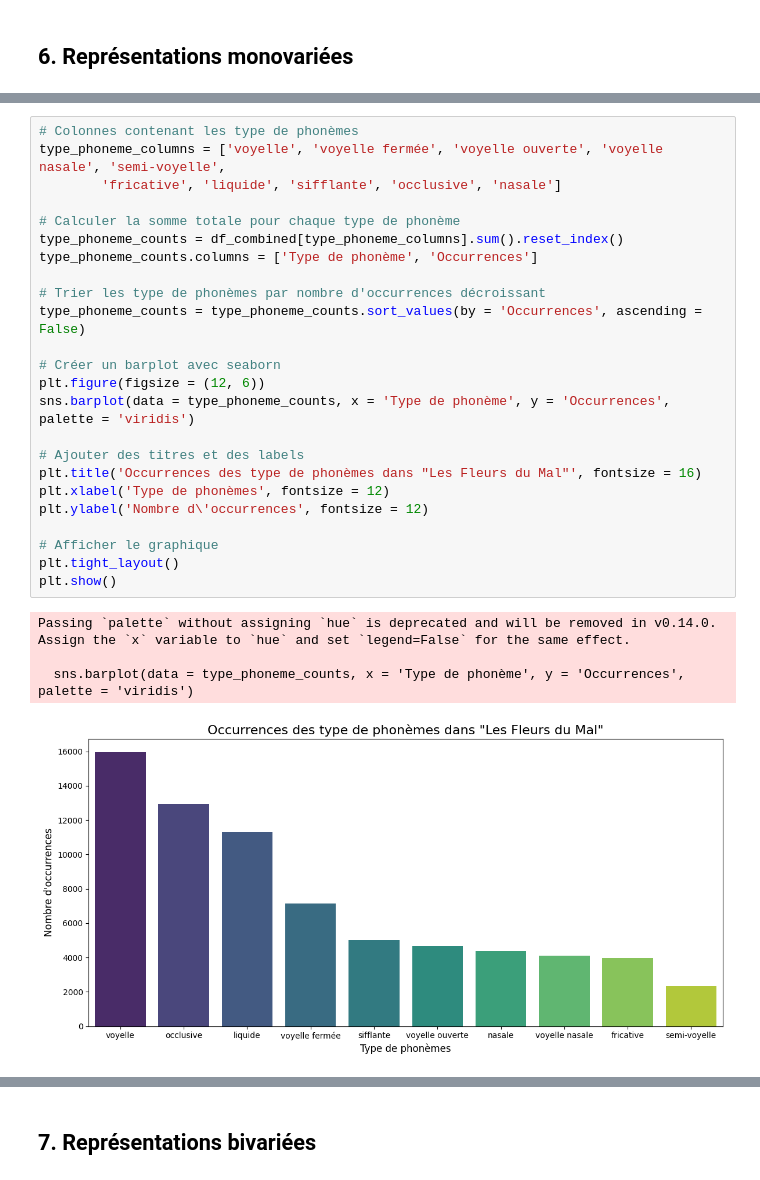
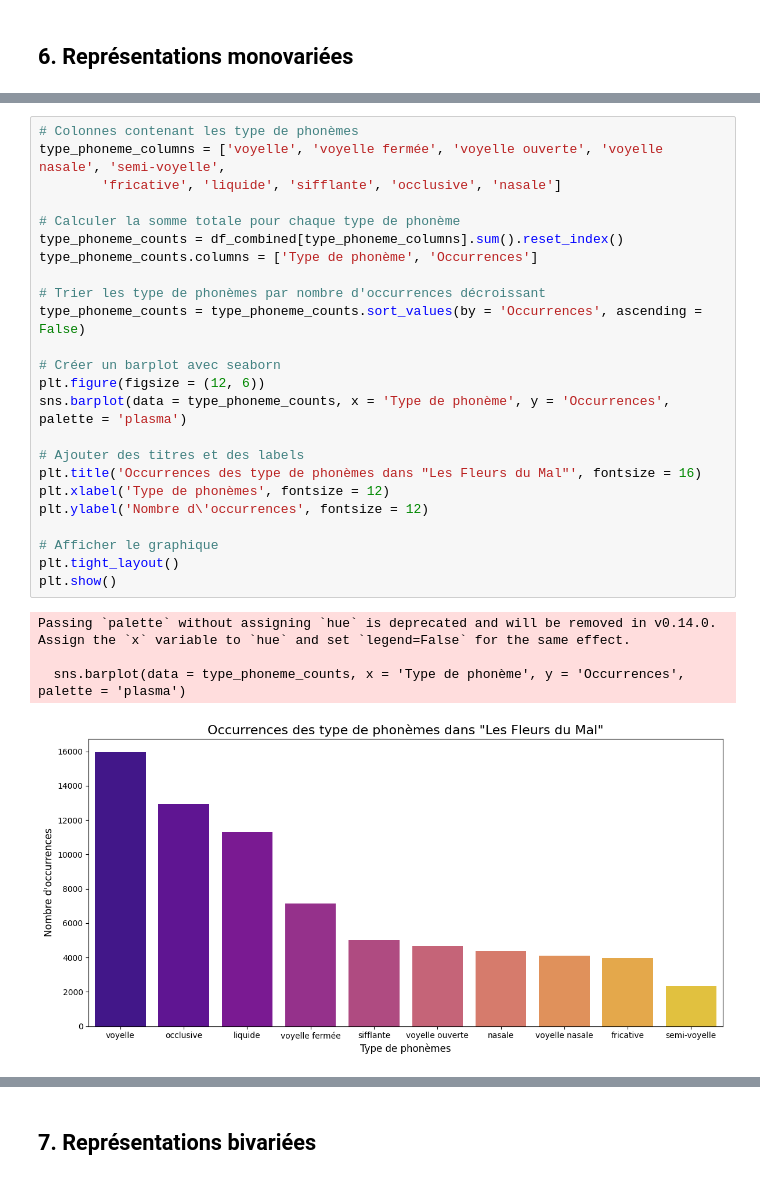
Before and after one commit to elsabidant/2024-projet-final-BIDANT-ELSA, a Jupyter notebook: Bidant projet ling.ipynb, the cells around one changed output, grey strips where cells are left out. Drawn from its saved outputs; the diff is of its cells as text.

```diff
--- a/Bidant projet ling.ipynb
+++ b/Bidant projet ling.ipynb
@@ -302,32 +306,32 @@ Passing `palette` without assigning `hue` is deprecated and will be removed in v
 # %%
 # Colonnes contenant les type de phonèmes
 type_phoneme_columns = ['voyelle', 'voyelle fermée', 'voyelle ouverte', 'voyelle nasale', 'semi-voyelle',
         'fricative', 'liquide', 'sifflante', 'occlusive', 'nasale']
 
 # Calculer la somme totale pour chaque type de phonème
 type_phoneme_counts = df_combined[type_phoneme_columns].sum().reset_index()
 type_phoneme_counts.columns = ['Type de phonème', 'Occurrences']
 
 # Trier les type de phonèmes par nombre d'occurrences décroissant
 type_phoneme_counts = type_phoneme_counts.sort_values(by = 'Occurrences', ascending = False)
 
 # Créer un barplot avec seaborn
 plt.figure(figsize = (12, 6))
-sns.barplot(data = type_phoneme_counts, x = 'Type de phonème', y = 'Occurrences', palette = 'viridis')
+sns.barplot(data = type_phoneme_counts, x = 'Type de phonème', y = 'Occurrences', palette = 'plasma')
 
 # Ajouter des titres et des labels
 plt.title('Occurrences des type de phonèmes dans "Les Fleurs du Mal"', fontsize = 16)
 plt.xlabel('Type de phonèmes', fontsize = 12)
 plt.ylabel('Nombre d\'occurrences', fontsize = 12)
 
 # Afficher le graphique
 plt.tight_layout()
 plt.show()
 # %% [output]
 Passing `palette` without assigning `hue` is deprecated and will be removed in v0.14.0. Assign the `x` variable to `hue` and set `legend=False` for the same effect.
 
-  sns.barplot(data = type_phoneme_counts, x = 'Type de phonème', y = 'Occurrences', palette = 'viridis')
+  sns.barplot(data = type_phoneme_counts, x = 'Type de phonème', y = 'Occurrences', palette = 'plasma')
-[figure, old version]
+[figure, new version]
 # %%
 # Colonnes contenant les thèmes
 theme_columns = [
```
Also changed, not shown: parts of 21 cells of this notebook.
